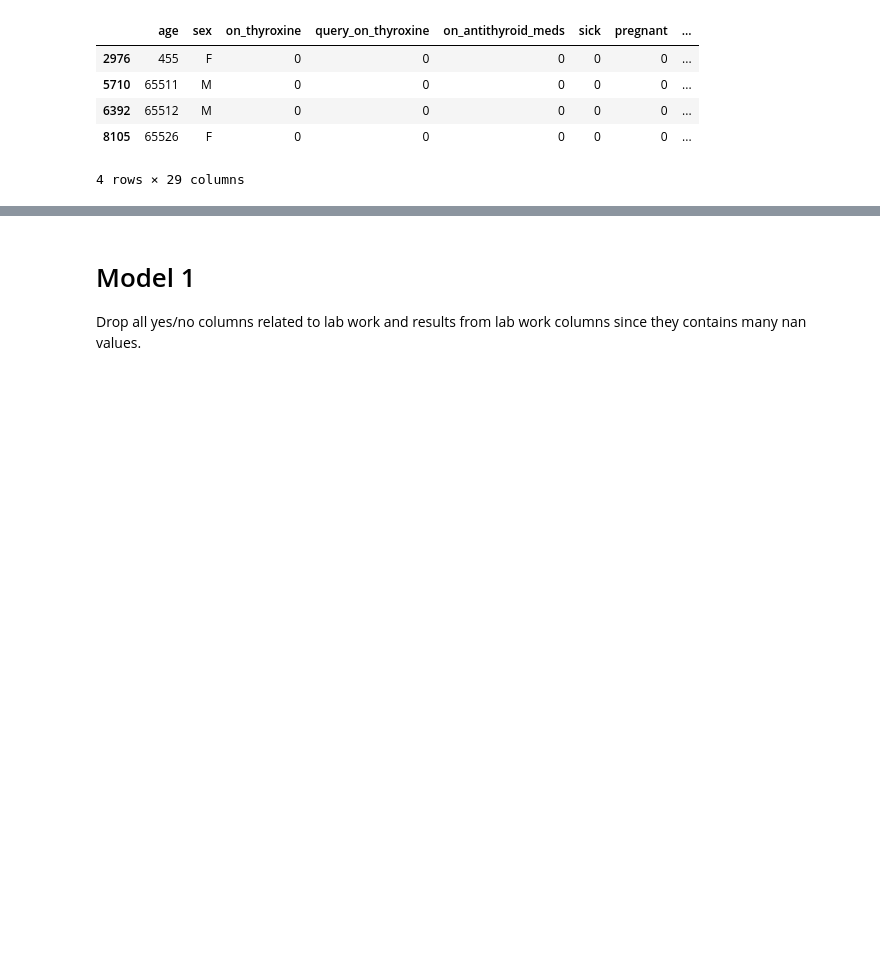
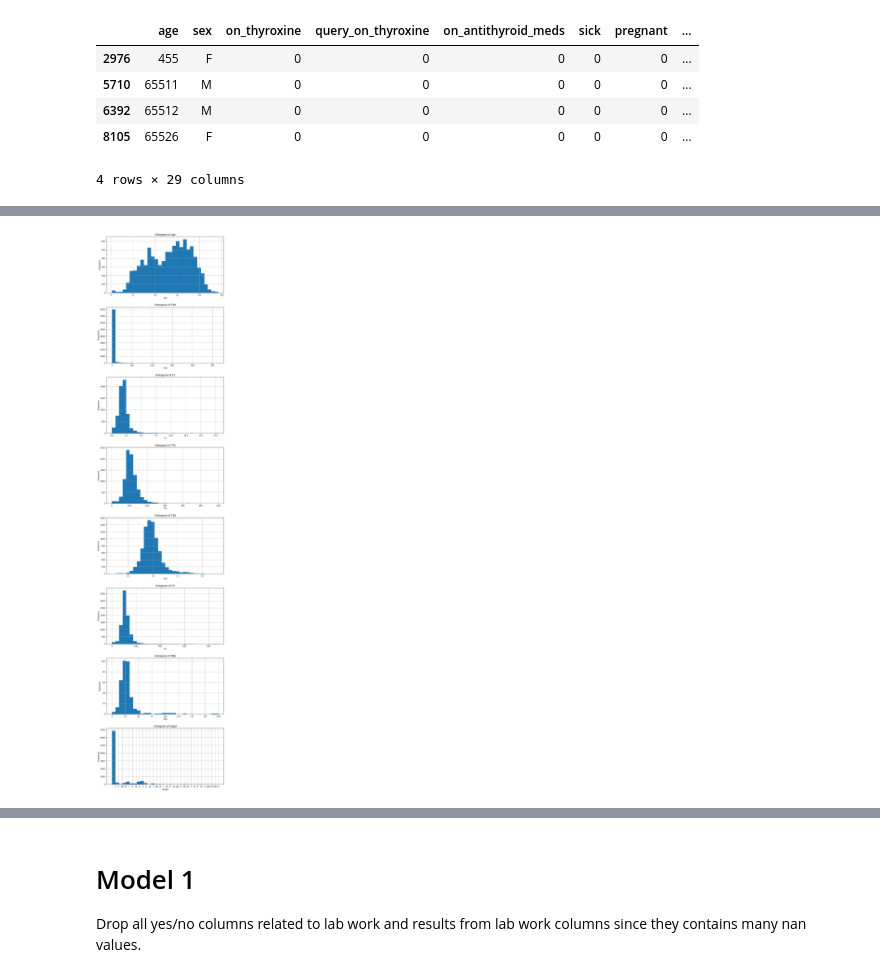
Before and after one commit to sangtr-n/Math189-FinalProject, a Jupyter notebook: ProjectThyroid_C10.ipynb, the cells around one changed output, grey strips where cells are left out. Drawn from its saved outputs; the diff is of its cells as text; code cells hidden in the pictures; blank space fills up the shorter version.

```diff
--- a/ProjectThyroid_C10.ipynb
+++ b/ProjectThyroid_C10.ipynb
@@ -339,0 +349,13 @@ df = df.drop(age_outliers.index)
+# %%
+non_binary_columns = [col for col in df.columns if df[col].nunique() > 2]
+
+fig, axes = plt.subplots(nrows=len(non_binary_columns), ncols=1, figsize=(10, 5*len(non_binary_columns)))
+fig.tight_layout(pad=5.0)
+
+for ax, col in zip(axes, non_binary_columns):
+    df[col].dropna().hist(ax=ax, bins=30)
+    ax.set_title(f'Histogram of {col}')
+    ax.set_xlabel(col)
+    ax.set_ylabel('Frequency')
+# %% [output]
+[figure, added]
```
Also changed, not shown: parts of 18 cells of this notebook.
